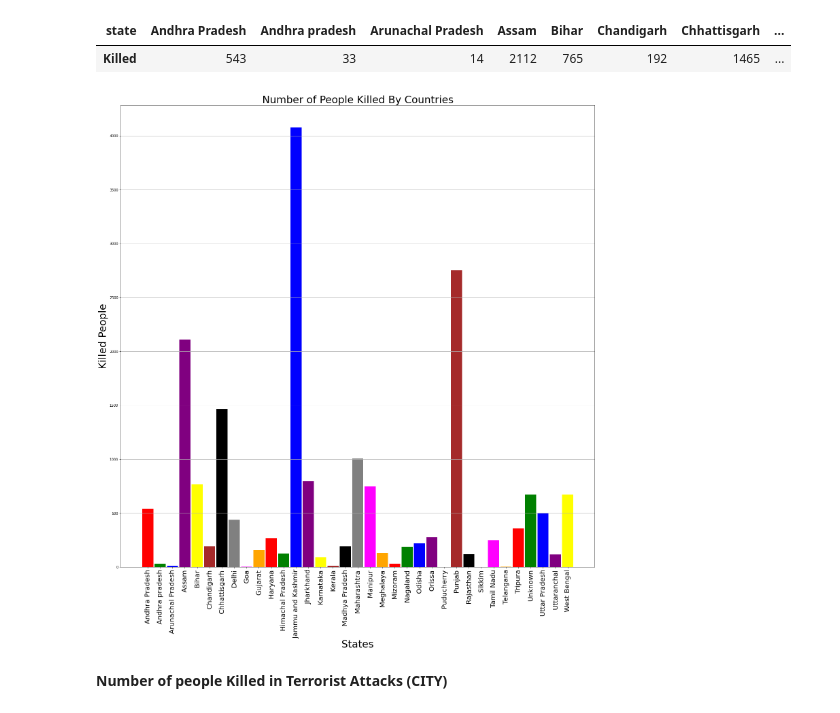
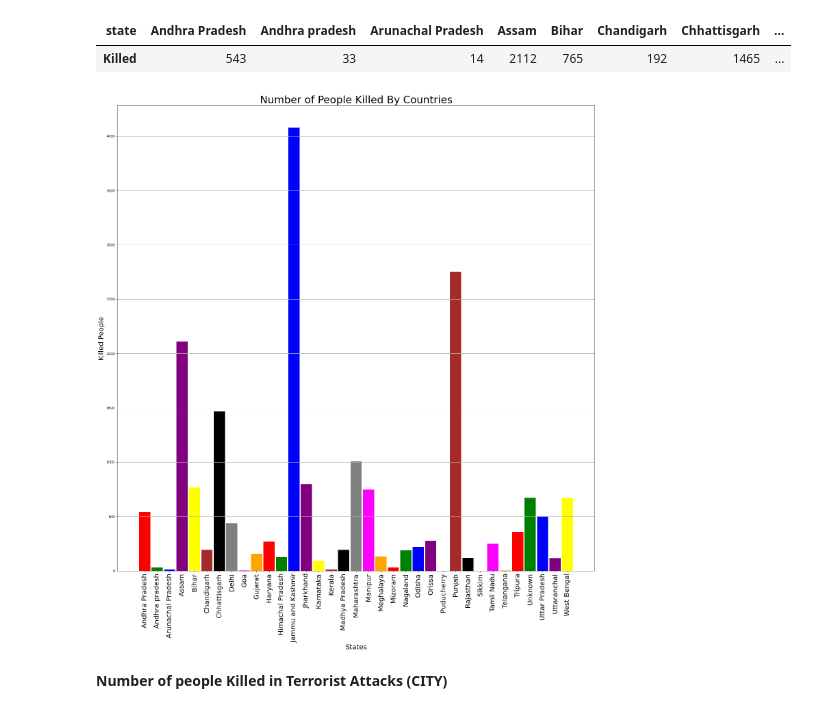
Before and after one commit to Rohan20202/Global-Terrorism-Analysis, a Jupyter notebook: GTD.ipynb, the cells around one changed output. Cells and saved outputs as stored; diff of their text form; code cells hidden in the pictures.

```diff
--- a/GTD.ipynb
+++ b/GTD.ipynb
@@ -189,7 +191,7 @@ plt.xlabel("Number of targets")
 plt.ylabel("Types of target")
 plt.title("targets over the world")
 
-plt.rcParams['figure.figsize']=(12,10)
+plt.rcParams['figure.figsize']=(15,10)
 # %% [output]
 [figure]
 # %%
@@ -438,27 +440,27 @@ plt.rcParams["figure.figsize"] = fig_size
 # %%
 labels = kill_data_sta.columns.tolist()
 labels = labels[:50] #50 bar provides nice view
 index = np.arange(len(labels))
 transpoze = kill_data_sta.T
 values = transpoze.values.tolist()
 values = values[:50]
 values = [int(i[0]) for i in values] # convert float to int
 colors = ['red', 'green', 'blue', 'purple', 'yellow', 'brown', 'black', 'gray', 'magenta', 'orange'] # color list for bar chart bar color
 fig, ax = plt.subplots(1, 1)
 ax.yaxis.grid(True)
 fig_size = plt.rcParams["figure.figsize"]
-fig_size[0]=25
-fig_size[1]=25
+fig_size[0]=30
+fig_size[1]=30
 plt.rcParams["figure.figsize"] = fig_size
 plt.bar(index, values, color = colors, width = 0.9)
-plt.ylabel('Killed People', fontsize=30)
-plt.xlabel('States', fontsize = 30)
+plt.ylabel('Killed People', fontsize=20)
+plt.xlabel('States', fontsize = 20)
 plt.xticks(index, labels, fontsize=20, rotation=90)
 plt.title('Number of People Killed By Countries', fontsize = 30)
 # print(fig_size)
 plt.show()
 # %% [output]
-[figure, old version]
+[figure, new version]
 # %% [markdown]
 **Number of people Killed in Terrorist Attacks (CITY)**
 # %%
```
Also changed, not shown: parts of 8 cells of this notebook.
